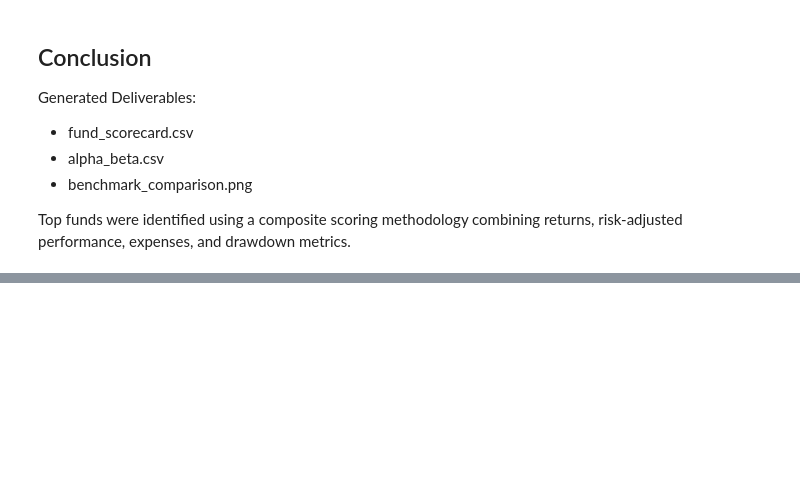
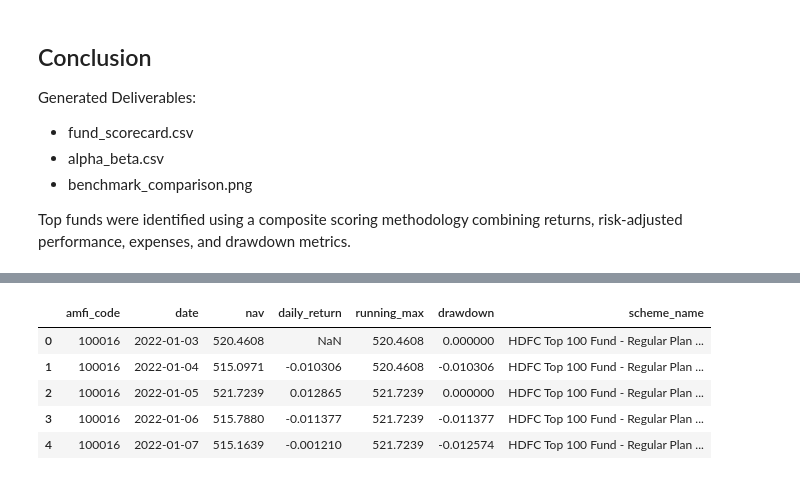
Before and after one commit to Manik-07/mutual-fund-analysis, a Jupyter notebook: notebooks/Performance_Analytics.ipynb, the cells around one changed output, grey strips where cells are left out. Saved outputs shown, nothing was run; the diff lists cells and outputs as text; code cells hidden in the pictures; blank space fills up the shorter version.

```diff
--- a/notebooks/Performance_Analytics.ipynb
+++ b/notebooks/Performance_Analytics.ipynb
@@ -392,0 +449,16 @@ Top funds were identified using a composite scoring methodology combining return
+# %%
+# Maximum Drawdown
+
+nav_df = nav_df.sort_values(['amfi_code', 'date'])
+
+nav_df['running_max'] = nav_df.groupby('amfi_code')['nav'].cummax()
+nav_df['drawdown'] = nav_df['nav'] / nav_df['running_max'] - 1
+
+max_dd = (
+    nav_df.groupby('amfi_code')['drawdown']
+    .min()
+    .reset_index()
+    .rename(columns={'drawdown': 'max_drawdown'})
+)
+
+max_dd.head()
@@ -392,0 +609,15 @@ Top funds were identified using a composite scoring methodology combining return
+# %%
+nav_plot = nav_df.merge(
+    fund_map,
+    on='amfi_code',
+    how='left'
+)
+
+nav_plot.head()
+# %% [output]
+|  | amfi_code | date | nav | daily_return | running_max | drawdown | scheme_name |
+| 0 | 100016 | 2022-01-03 | 520.4608 | NaN | 520.4608 | 0.000000 | HDFC Top 100 Fund - Regular Plan ... |
+| 1 | 100016 | 2022-01-04 | 515.0971 | -0.010306 | 520.4608 | -0.010306 | HDFC Top 100 Fund - Regular Plan ... |
+| 2 | 100016 | 2022-01-05 | 521.7239 | 0.012865 | 521.7239 | 0.000000 | HDFC Top 100 Fund - Regular Plan ... |
+| 3 | 100016 | 2022-01-06 | 515.7880 | -0.011377 | 521.7239 | -0.011377 | HDFC Top 100 Fund - Regular Plan ... |
+| 4 | 100016 | 2022-01-07 | 515.1639 | -0.001210 | 521.7239 | -0.012574 | HDFC Top 100 Fund - Regular Plan ... |
```
Also changed, not shown: parts of 42 cells of this notebook, 4 other files.
